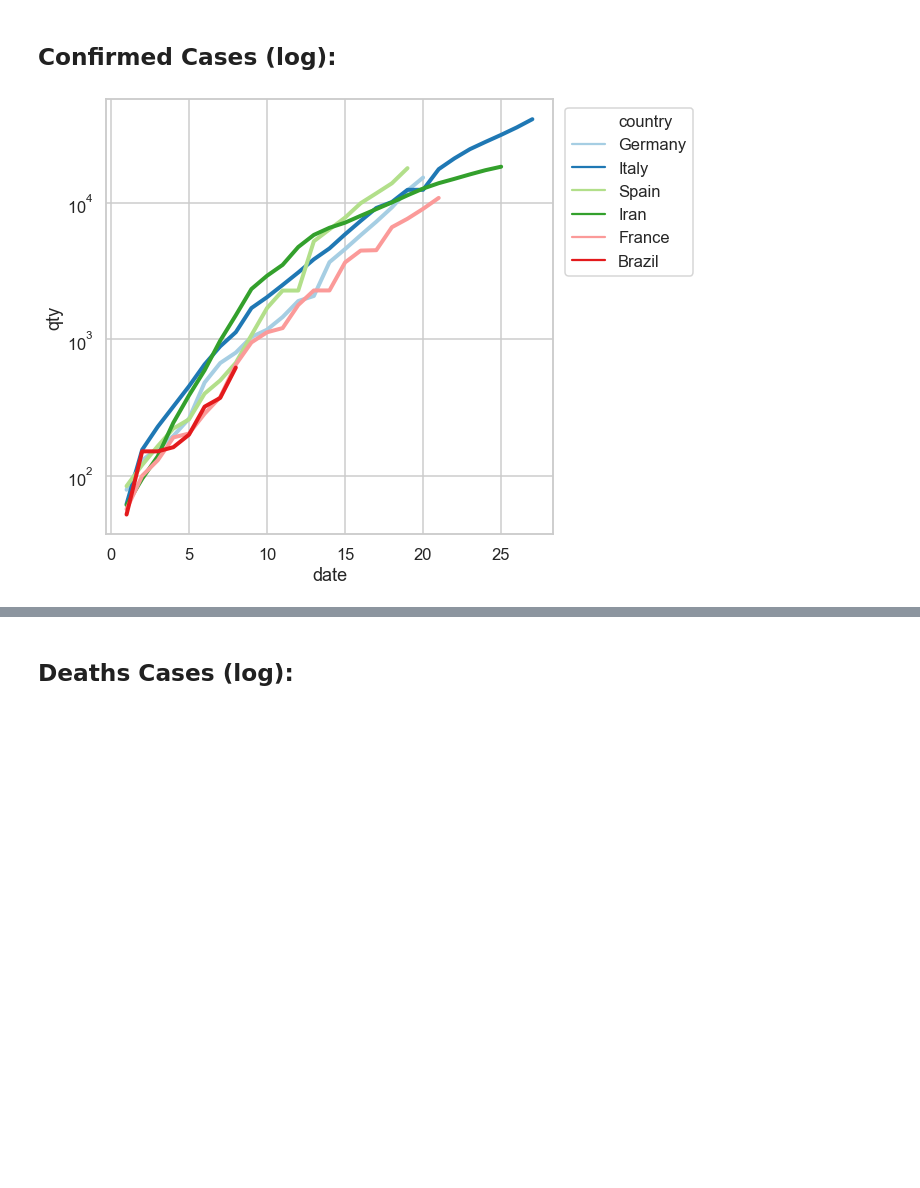
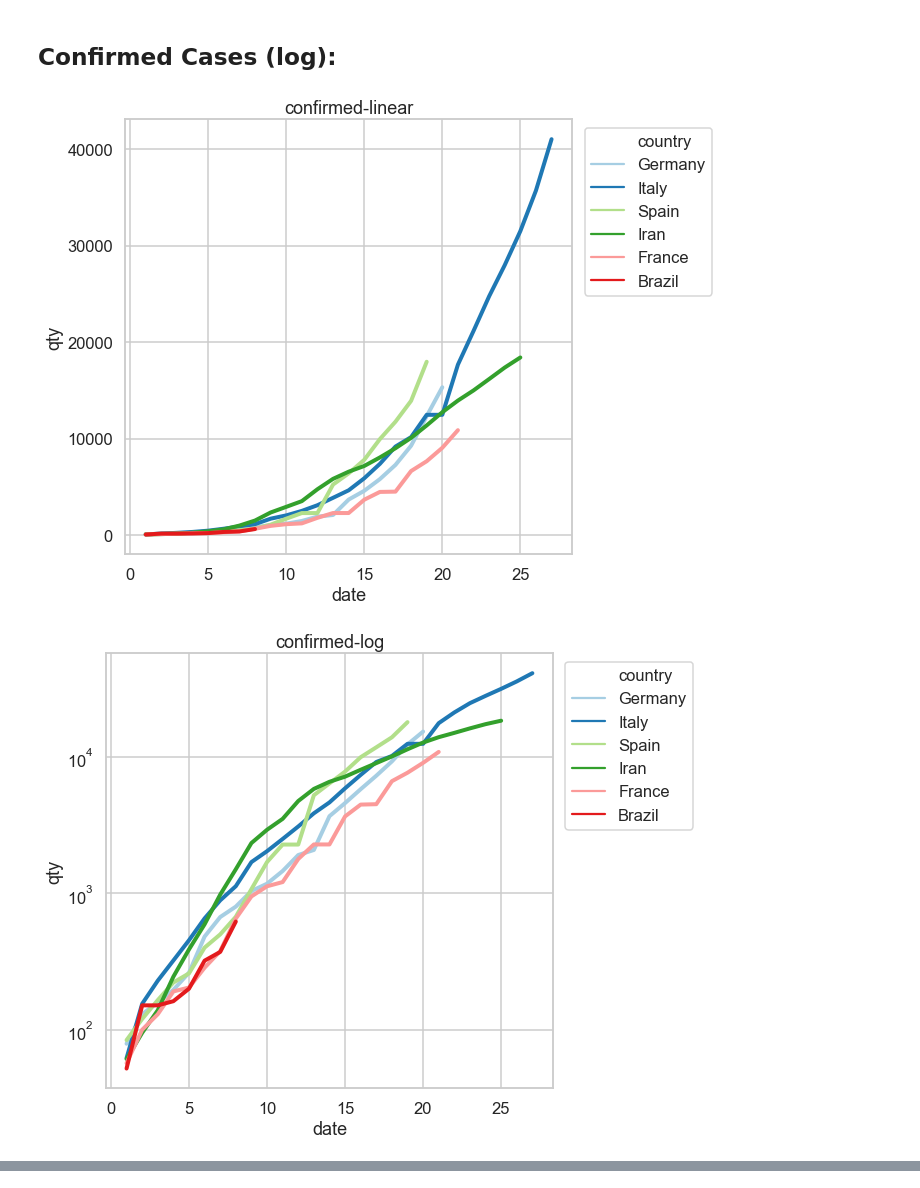
Before and after one commit to lcscarvalho/brazil-covid-19, a Jupyter notebook: brazil-covid-19.ipynb, the cells around one changed output, grey strips where cells are left out. Drawn from its saved outputs; the diff is of its cells as text; code cells hidden in the pictures; blank space fills up the shorter version.

```diff
--- a/brazil-covid-19.ipynb
+++ b/brazil-covid-19.ipynb
@@ -24,9 +17,16 @@ seaborn.set_context("talk")
+# %%
+categories = ['confirmed', 'deaths', 'recovered']
+urls = ['https://raw.githubusercontent.com/CSSEGISandData/COVID-19/master/csse_covid_19_data/csse_covid_19_time_series/time_series_19-covid-Confirmed.csv',
+        'https://raw.githubusercontent.com/CSSEGISandData/COVID-19/master/csse_covid_19_data/csse_covid_19_time_series/time_series_19-covid-Deaths.csv',
+        'https://raw.githubusercontent.com/CSSEGISandData/COVID-19/master/csse_covid_19_data/csse_covid_19_time_series/time_series_19-covid-Recovered.csv']
+minimums_to_analize = [10000, 500, 200]
+minimums_to_plot = [50, 1, 1]
 # %% [markdown]
 Function section:
 # %%
 def replace_less_than_with_nan(dataframe, less_than):
     for column in dataframe:
-        if column == 'country':
+        if column == 'Country/Region':
             continue
         dataframe[column] = dataframe[column].astype(int)
         dataframe.loc[dataframe[column] < less_than, [column]] = numpy.nan
@@ -40,24 +40,31 @@ def move_nans_to_right(dataframe):
 # %% [markdown]
 ## Confirmed Cases (log):
 # %%
-data = pandas.read_csv(url_confirmed)
-data = data.drop(['Lat', 'Long','Province/State'], axis=1)
-data = data[~data['Country/Region'].str.contains("China")]
-brazil_data = data[data["Country/Region"].str.match('Brazil')]
-data = data[data[data.columns[-1]] > minimum_confirmed_cases_to_analize]
-data = data.append(brazil_data, ignore_index=True)
-data = data.rename(columns={ data.columns[0]: "country" })
+for category, url, minimum_to_analize, minimum_to_plot in zip(categories, urls, minimums_to_analize, minimums_to_plot):
 
-data = replace_less_than_with_nan(data, 50)
-data = move_nans_to_right(data)
-data.rename(columns={x:y for x,y in zip(data.columns,range(0,len(data.columns)))}, inplace = True)
-data.rename(columns={ data.columns[0]: "country" }, inplace = True)
-data = data.melt(id_vars=['country'], var_name='date', value_name='qty')
-
-fig, ax = pyplot.subplots(figsize=(8,8))
-ax.set(yscale="log")
-lineplot = seaborn.lineplot(x="date", y="qty", data=data, hue="country", linewidth=4, palette="Paired")
-pyplot.legend(bbox_to_anchor=(1.01, 1), loc=2)
-pyplot.savefig('images/confirmed_cases.png', bbox_inches = "tight")
+    data = pandas.read_csv(url)
+    data.drop(['Lat', 'Long','Province/State'], axis=1, inplace = True)
+    data = data[~data['Country/Region'].str.contains("China")]
+    brazil_data = data[data["Country/Region"].str.match('Brazil')]
+    data = data[data[data.columns[-1]] > minimum_to_analize]
+    data = data.append(brazil_data, ignore_index=True)
+    data = replace_less_than_with_nan(data, minimum_to_plot)
+    data = move_nans_to_right(data)
+    data.rename(columns={x:y for x,y in zip(data.columns,range(0,len(data.columns)))}, inplace = True)
+    data.rename(columns={ data.columns[0]: "country" }, inplace = True)
+    data = data.melt(id_vars=['country'], var_name='date', value_name='qty')
+    chart_types = ['linear', 'log']
+    for chart_type in chart_types:
+        fig, ax = pyplot.subplots(figsize=(8,8))
+        if chart_type == 'log':
+            ax.set(yscale="log")
+        elif chart_type == 'linear':
+            ax.set(yscale="linear")
+        lineplot = seaborn.lineplot(x="date", y="qty", data=data, hue="country", linewidth=4, palette="Paired")
+        pyplot.legend(bbox_to_anchor=(1.01, 1), loc=2)
+        pyplot.title(category + "-" + chart_type)
+        pyplot.savefig('images/' + category + "-" + chart_type + ".png", bbox_inches = "tight")
+    data = None
 # %% [output]
-[figure, old version]
+[figure, new version]
+[figure, added]
@@ -64,2 +74,0 @@ pyplot.savefig('images/confirmed_cases.png', bbox_inches = "tight")
-# %% [markdown]
-## Deaths Cases (log):
```
Also changed, not shown: parts of 13 cells of this notebook, 7 other files.
